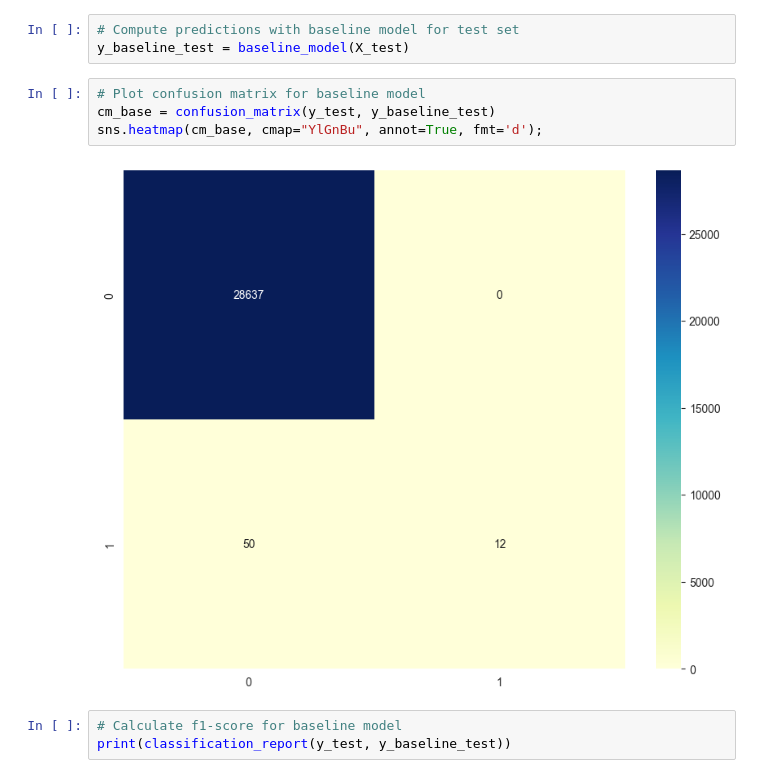
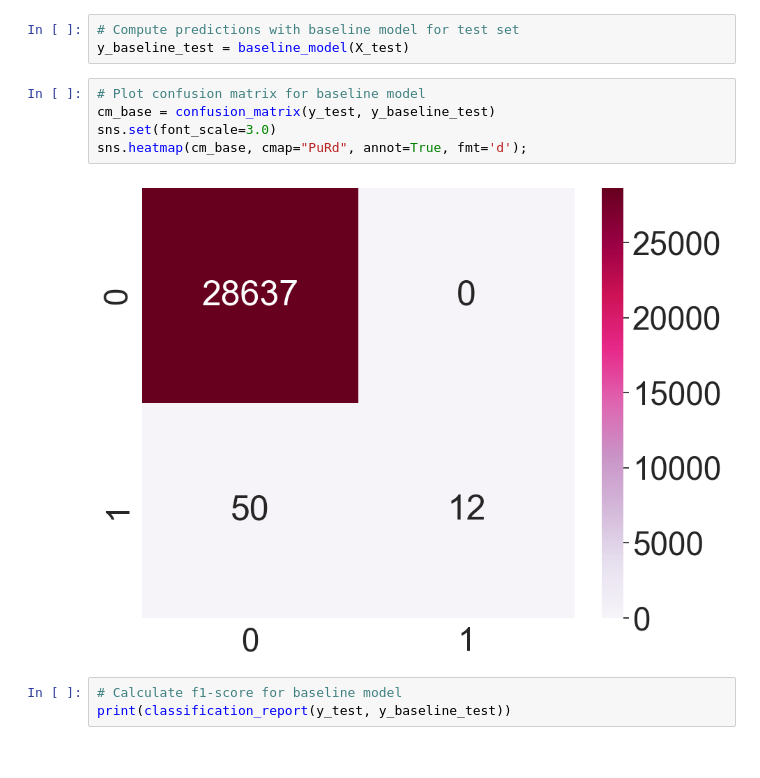
Before and after one commit to Ivyloeou/ML_Xente_Fraud_Detection, a Jupyter notebook: Fraud-detection-challenge.ipynb, the cells around one changed output. Cells and saved outputs as stored; diff of their text form.

```diff
--- a/Fraud-detection-challenge.ipynb
+++ b/Fraud-detection-challenge.ipynb
@@ -480,9 +491,10 @@ y_baseline_test = baseline_model(X_test)
 # %%
 # Plot confusion matrix for baseline model
 cm_base = confusion_matrix(y_test, y_baseline_test)
-sns.heatmap(cm_base, cmap="YlGnBu", annot=True, fmt='d');
+sns.set(font_scale=3.0)
+sns.heatmap(cm_base, cmap="PuRd", annot=True, fmt='d');
 # %% [output]
-[figure, old version]
+[figure, new version]
 # %%
 # Calculate f1-score for baseline model
 print(classification_report(y_test, y_baseline_test))
```
Also changed, not shown: parts of 21 cells of this notebook.
